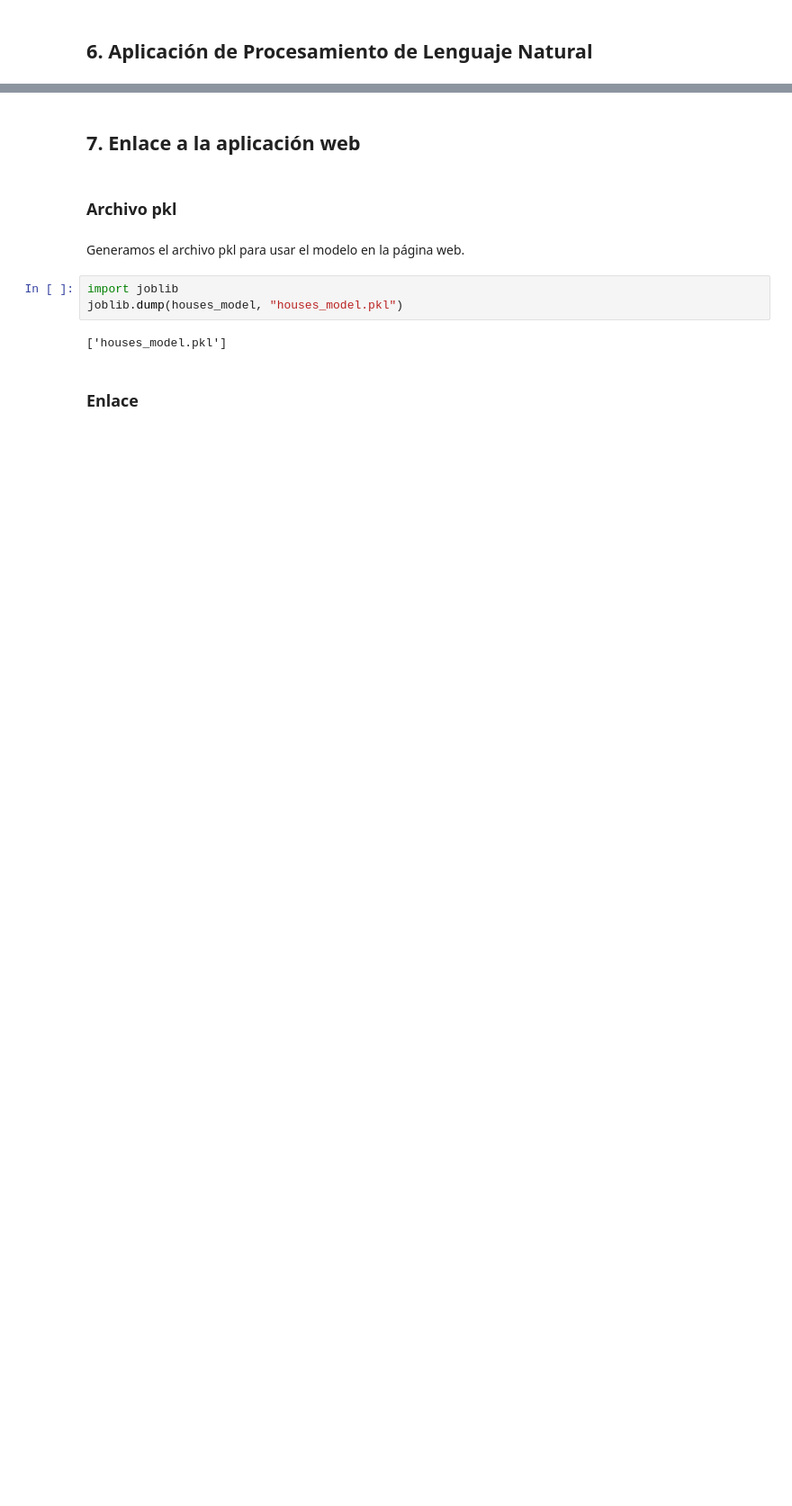
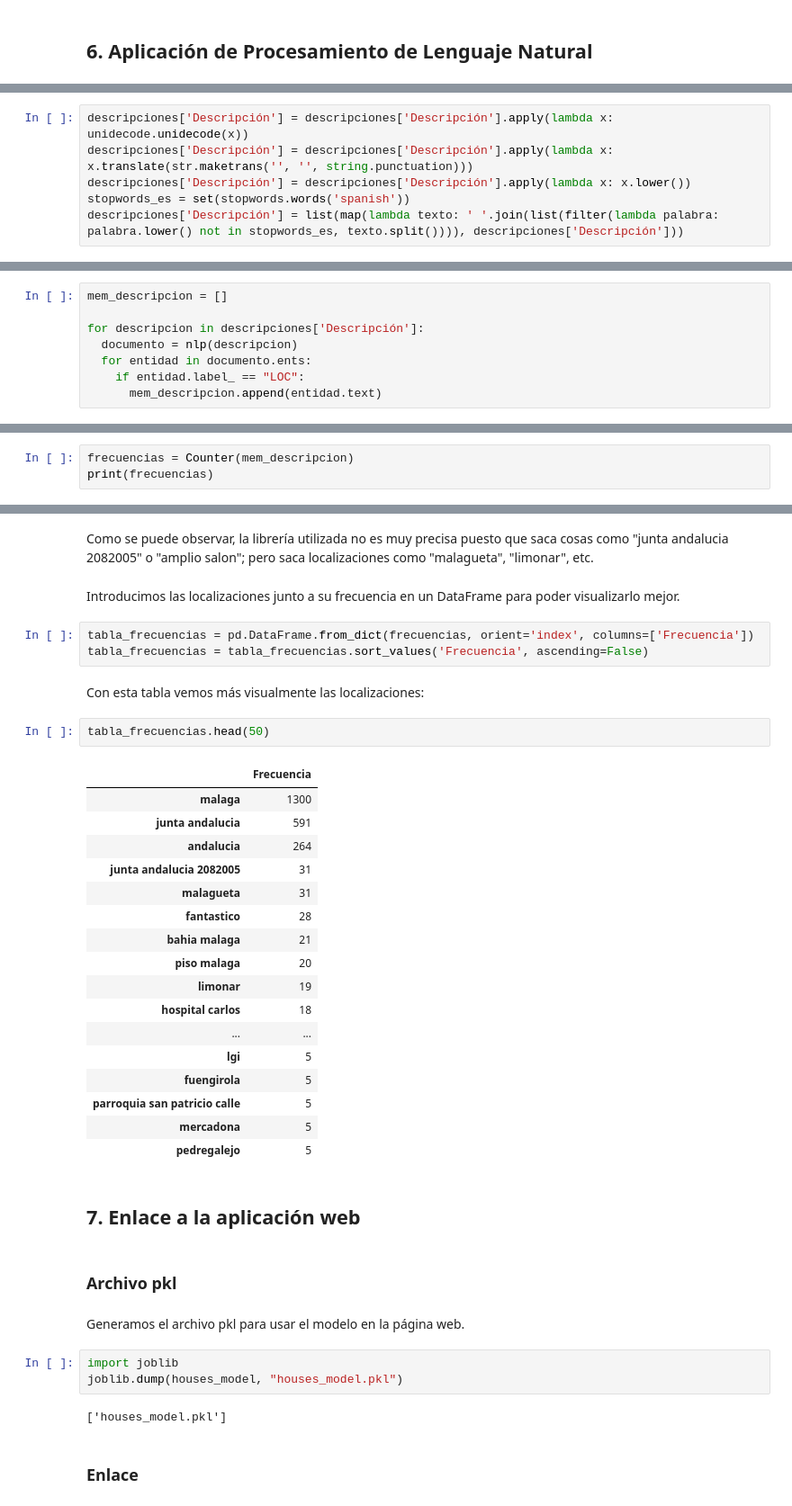
Before and after one commit to sergiotoscanodiaz/MalagaHouse, a Jupyter notebook: MalagaHouse.ipynb, the cells around one changed output, grey strips where cells are left out. Shown at 90% size. Cells and saved outputs as stored; diff of their text form; blank space fills up the shorter version.

```diff
--- a/MalagaHouse.ipynb
+++ b/MalagaHouse.ipynb
@@ -1022,0 +1089,6 @@ Coeficiente de determinación:  0.851010796400814
+# %%
+descripciones['Descripción'] = descripciones['Descripción'].apply(lambda x: unidecode.unidecode(x))
+descripciones['Descripción'] = descripciones['Descripción'].apply(lambda x: x.translate(str.maketrans('', '', string.punctuation)))
+descripciones['Descripción'] = descripciones['Descripción'].apply(lambda x: x.lower())
+stopwords_es = set(stopwords.words('spanish'))
+descripciones['Descripción'] = list(map(lambda texto: ' '.join(list(filter(lambda palabra: palabra.lower() not in stopwords_es, texto.split()))), descripciones['Descripción']))
@@ -1022,0 +1118,8 @@ Coeficiente de determinación:  0.851010796400814
+# %%
+mem_descripcion = []
+
+for descripcion in descripciones['Descripción']:
+  documento = nlp(descripcion)
+  for entidad in documento.ents:
+    if entidad.label_ == "LOC":
+      mem_descripcion.append(entidad.text)
@@ -1022,0 +1128,3 @@ Coeficiente de determinación:  0.851010796400814
+# %%
+frecuencias = Counter(mem_descripcion)
+print(frecuencias)
@@ -1023,3 +1133,32 @@ Coeficiente de determinación:  0.851010796400814
+# %% [markdown]
+Como se puede observar, la librería utilizada no es muy precisa puesto que saca cosas como "junta andalucia 2082005" o "amplio salon"; pero saca localizaciones como "malagueta", "limonar", etc.
+# %% [markdown]
+Introducimos las localizaciones junto a su frecuencia en un DataFrame para poder visualizarlo mejor.
+# %%
+tabla_frecuencias = pd.DataFrame.from_dict(frecuencias, orient='index', columns=['Frecuencia'])
+tabla_frecuencias = tabla_frecuencias.sort_values('Frecuencia', ascending=False)
+# %% [markdown]
+Con esta tabla vemos más visualmente las localizaciones:
+# %%
+tabla_frecuencias.head(50)
+# %% [output]
+|  | Frecuencia |
+| malaga | 1300 |
+| junta andalucia | 591 |
+| andalucia | 264 |
+| junta andalucia 2082005 | 31 |
+| malagueta | 31 |
+| fantastico | 28 |
+| bahia malaga | 21 |
+| piso malaga | 20 |
+| limonar | 19 |
+| hospital carlos | 18 |
+| ... | ... |
+| lgi | 5 |
+| fuengirola | 5 |
+| parroquia san patricio calle | 5 |
+| mercadona | 5 |
+| pedregalejo | 5 |
 # %% [markdown]
 ## 7. Enlace a la aplicación web
 # %% [markdown]
```
Also changed, not shown: parts of 36 cells of this notebook.
